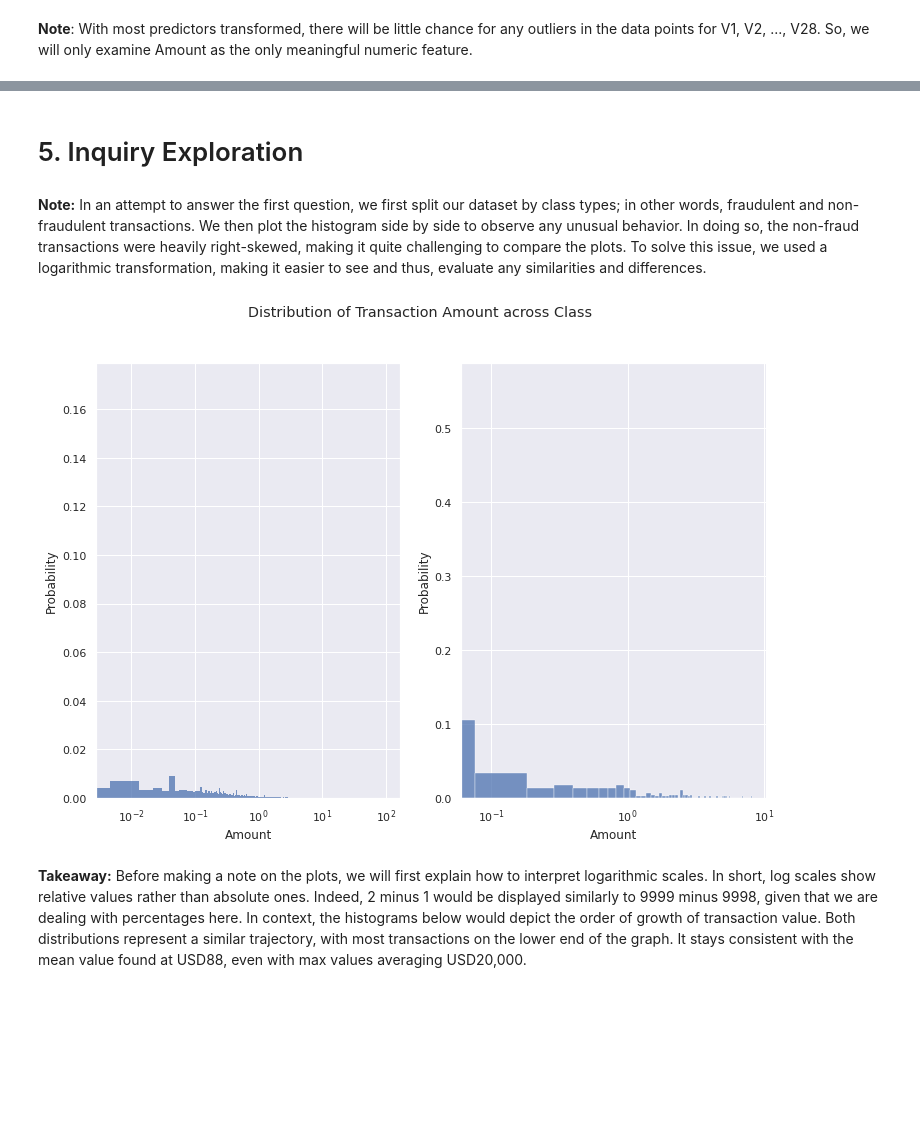
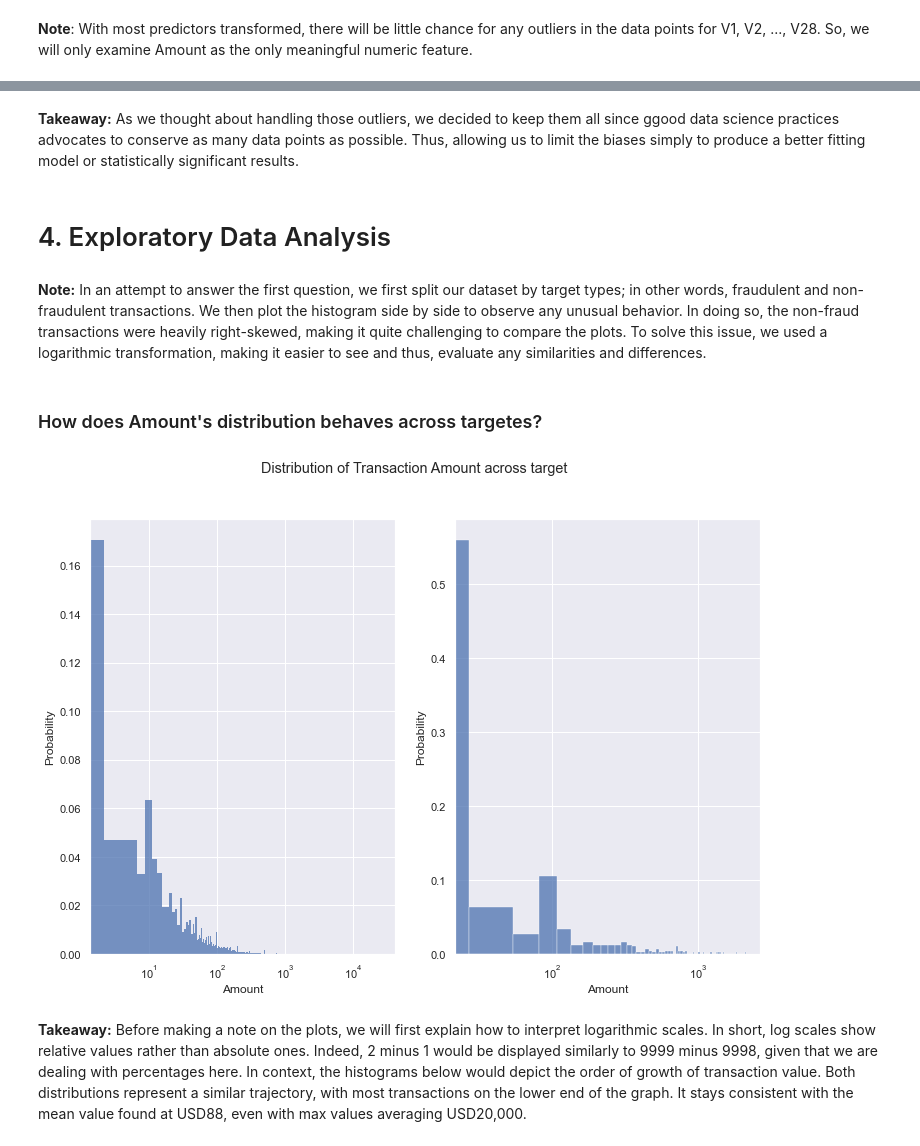
Before and after one commit to aorsot1/data_science_kaggle_datasets, a Jupyter notebook: Competitions/Python/fraud-detection-auprc-99-6.ipynb, the cells around one changed output, grey strips where cells are left out. Drawn from its saved outputs; the diff is of its cells as text; code cells hidden in the pictures; blank space fills up the shorter version.

```diff
--- a/Competitions/Python/fraud-detection-auprc-99-6.ipynb
+++ b/Competitions/Python/fraud-detection-auprc-99-6.ipynb
@@ -195,0 +235,3 @@ NameError: name 'df' is not defined
+# %%
+df = basic_processing(df, col_drop = [], col_rename = {"target": "target"})
+df.head()
@@ -195,0 +315,3 @@ NameError: name 'df' is not defined
+# %%
+df = identify_missing_val(df)
+df.head()
@@ -220,2 +342,0 @@ dtype: int64
-# %%
-df.drop_duplicates(keep='last', inplace=True)
@@ -224,5 +342,0 @@ df.drop_duplicates(keep='last', inplace=True)
-# %%
-# Feature Engineering
-from sklearn.preprocessing import StandardScaler
-scaler = StandardScaler()
-df['Amount'] = scaler.fit_transform(df['Amount'].values.reshape(-1, 1))
@@ -270,22 +401,24 @@ dtype: float64
+# %% [markdown]
+**Takeaway:** As we thought about handling those outliers, we decided to keep them all since ggood data science practices advocates to conserve as many data points as possible. Thus, allowing us to limit the biases simply to produce a better fitting model or statistically significant results.
 # %% [markdown]
-# 5. Inquiry Exploration
+# 4. Exploratory Data Analysis
 # %% [markdown]
-**Note:** In an attempt to answer the first question, we first split our dataset by class types; in other words, fraudulent and non-fraudulent transactions. We then plot the histogram side by side to observe any unusual behavior. In doing so, the non-fraud transactions were heavily right-skewed, making it quite challenging to compare the plots. To solve this issue, we used a logarithmic transformation, making it easier to see and thus, evaluate any similarities and differences.
+**Note:** In an attempt to answer the first question, we first split our dataset by target types; in other words, fraudulent and non-fraudulent transactions. We then plot the histogram side by side to observe any unusual behavior. In doing so, the non-fraud transactions were heavily right-skewed, making it quite challenging to compare the plots. To solve this issue, we used a logarithmic transformation, making it easier to see and thus, evaluate any similarities and differences.
+# %% [markdown]
+### How does Amount's distribution behaves across targetes?
 # %%
-# How does Amount's distribution behaves across classes?
+# Splitting data by fraud target
+df_no_fraud = df[df['target'] == 0]
+df_fraud = df[df['target'] == 1]
 
-# Splitting data by fraud class
-df_no_fraud = df[df['Class'] == 0]
-df_fraud = df[df['Class'] == 1]
-
-# Histogram for Amount Distribution per class
+# Histogram for Amount Distribution per target
 fig, (ax1, ax2) = plt.subplots(1, 2, figsize=(12, 8))
-fig.suptitle('Distribution of Transaction Amount across Class')
+fig.suptitle('Distribution of Transaction Amount across target')
 sns.histplot(ax=ax1, data=df_no_fraud, x='Amount', stat='probability').set(xscale="log")
 sns.histplot(ax=ax2, data=df_fraud, x='Amount', stat='probability').set(xscale="log")
 plt.show()
 # %% [output]
-[figure, old version]
+[figure, new version]
 # %% [markdown]
 **Takeaway:** Before making a note on the plots, we will first explain how to interpret logarithmic scales. In short, log scales show relative values rather than absolute ones. Indeed, 2 minus 1 would be displayed similarly to 9999 minus 9998, given that we are dealing with percentages here. In context, the histograms below would depict the order of growth of transaction value. Both distributions represent a similar trajectory, with most transactions on the lower end of the graph. It stays consistent with the mean value found at USD88, even with max values averaging USD20,000.
 # %%
```
Also changed, not shown: parts of 60 cells of this notebook.
